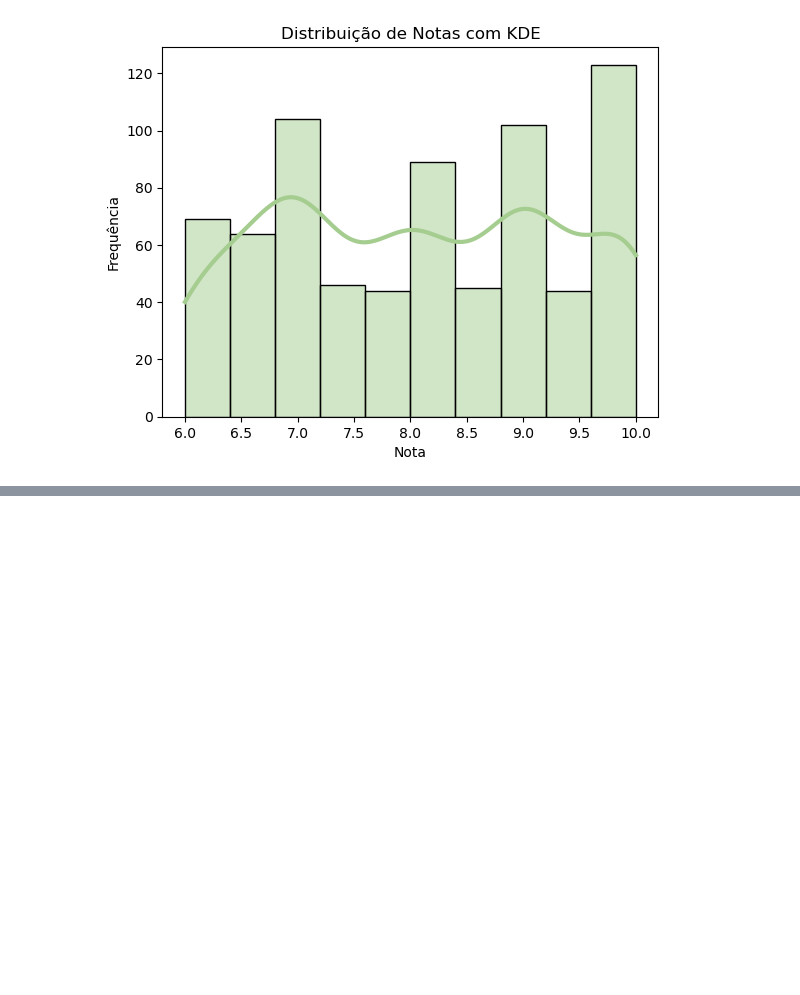
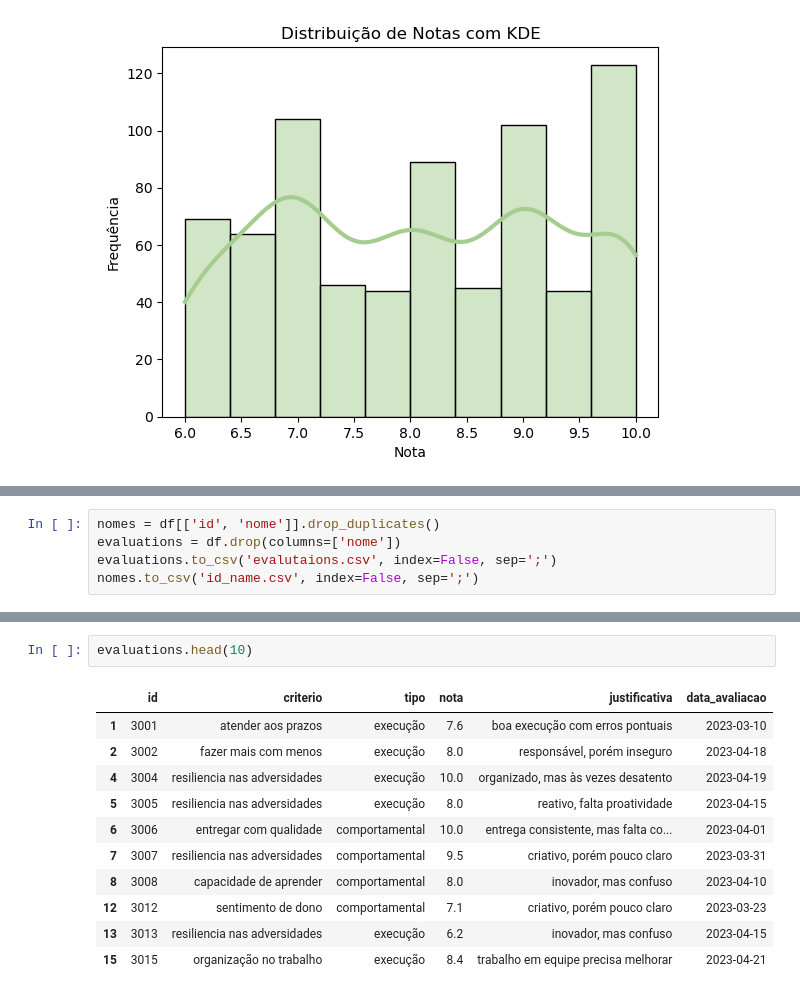
Before and after one commit to luizschmalz/SelfAvaliation, a Jupyter notebook: main.ipynb, the cells around one changed output, grey strips where cells are left out. Cells and saved outputs as stored; diff of their text form; blank space fills up the shorter version.

```diff
--- a/main.ipynb
+++ b/main.ipynb
@@ -117,0 +116,5 @@ df.to_csv('output.csv', index=False, sep=';')
+# %%
+nomes = df[['id', 'nome']].drop_duplicates()
+evaluations = df.drop(columns=['nome'])
+evaluations.to_csv('evalutaions.csv', index=False, sep=';')
+nomes.to_csv('id_name.csv', index=False, sep=';')
@@ -117,0 +135,14 @@ df.to_csv('output.csv', index=False, sep=';')
+# %%
+evaluations.head(10)
+# %% [output]
+|  | id | criterio | tipo | nota | justificativa | data_avaliacao |
+| 1 | 3001 | atender aos prazos | execução | 7.6 | boa execução com erros pontuais | 2023-03-10 |
+| 2 | 3002 | fazer mais com menos | execução | 8.0 | responsável, porém inseguro | 2023-04-18 |
+| 4 | 3004 | resiliencia nas adversidades | execução | 10.0 | organizado, mas às vezes desatento | 2023-04-19 |
+| 5 | 3005 | resiliencia nas adversidades | execução | 8.0 | reativo, falta proatividade | 2023-04-15 |
+| 6 | 3006 | entregar com qualidade | comportamental | 10.0 | entrega consistente, mas falta co... | 2023-04-01 |
+| 7 | 3007 | resiliencia nas adversidades | comportamental | 9.5 | criativo, porém pouco claro | 2023-03-31 |
+| 8 | 3008 | capacidade de aprender | comportamental | 8.0 | inovador, mas confuso | 2023-04-10 |
+| 12 | 3012 | sentimento de dono | comportamental | 7.1 | criativo, porém pouco claro | 2023-03-23 |
+| 13 | 3013 | resiliencia nas adversidades | execução | 6.2 | inovador, mas confuso | 2023-04-15 |
+| 15 | 3015 | organização no trabalho | execução | 8.4 | trabalho em equipe precisa melhorar | 2023-04-21 |
```
Also changed, not shown: parts of 2 cells of this notebook, 5 other files.
